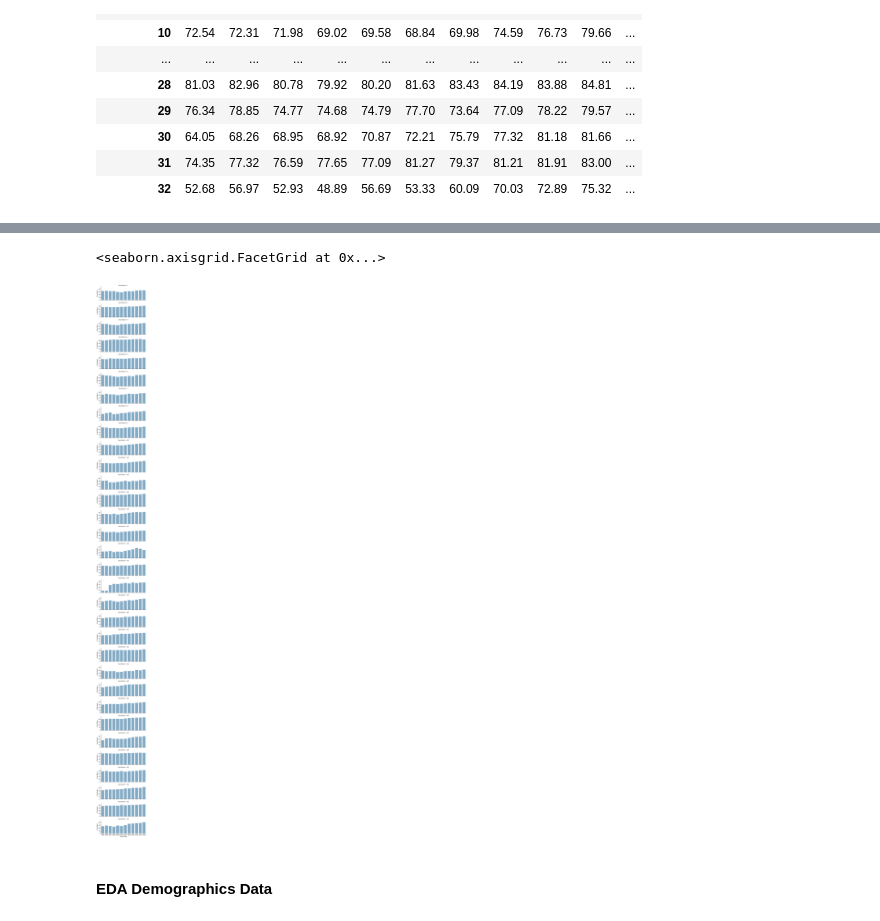
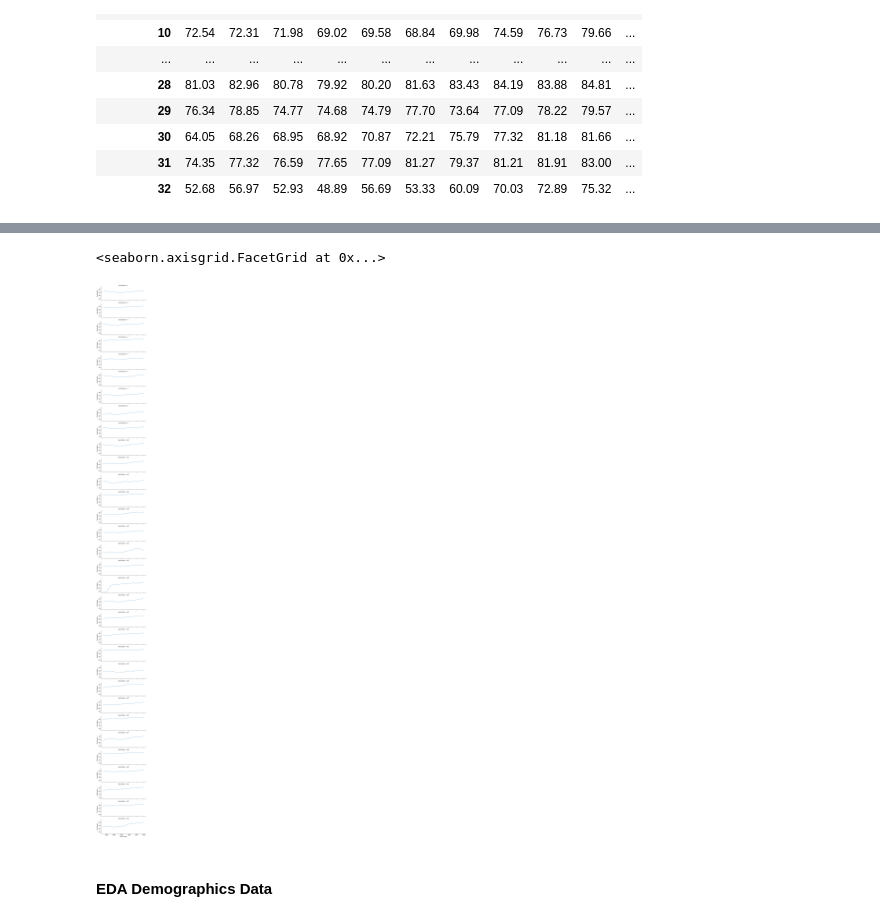
Before and after one commit to meiguan/covid19SchoolsNYC, a Jupyter notebook: eda_public_datasets.ipynb, the cells around one changed output, grey strips where cells are left out. Saved outputs shown, nothing was run; the diff lists cells and outputs as text; code cells hidden in the pictures.

```diff
--- a/eda_public_datasets.ipynb
+++ b/eda_public_datasets.ipynb
@@ -50,7 +56,7 @@ lcgms.groupby(['type', 'desc']).count()
 # %% [markdown]
 #### EDA Grads Data
 # %%
-grads = grads.merge(lcgms, right_on = 'dbn', left_on='dbn')
+grads = grads.merge(lcgms[['dbn', 'geoDis', 'type', 'desc']], right_on='dbn', left_on='dbn')
 # %%
 grads['sqrYear'] = grads['cohortYear']+4
 grads = grads[grads['cohort'] == '4 year August']
@@ -178,10 +184,10 @@ g = sns.catplot(
 [figure]
 # %%
 g = sns.FacetGrid(data=geo_dis_rates, row="Geo District", height=2, aspect = 3)
-g.map(sns.barplot, 'Cohort Year', 'Grad Rates', alpha=.6)
+g.map(sns.lineplot, 'Cohort Year', 'Grad Rates', alpha=.6)
 # %% [output]
 <seaborn.axisgrid.FacetGrid at 0x...>
-[figure, old version]
+[figure, new version]
 # %% [markdown]
 #### EDA Demographics Data
 # %%
```
Also changed, not shown: parts of 33 cells of this notebook, 1 other file.
